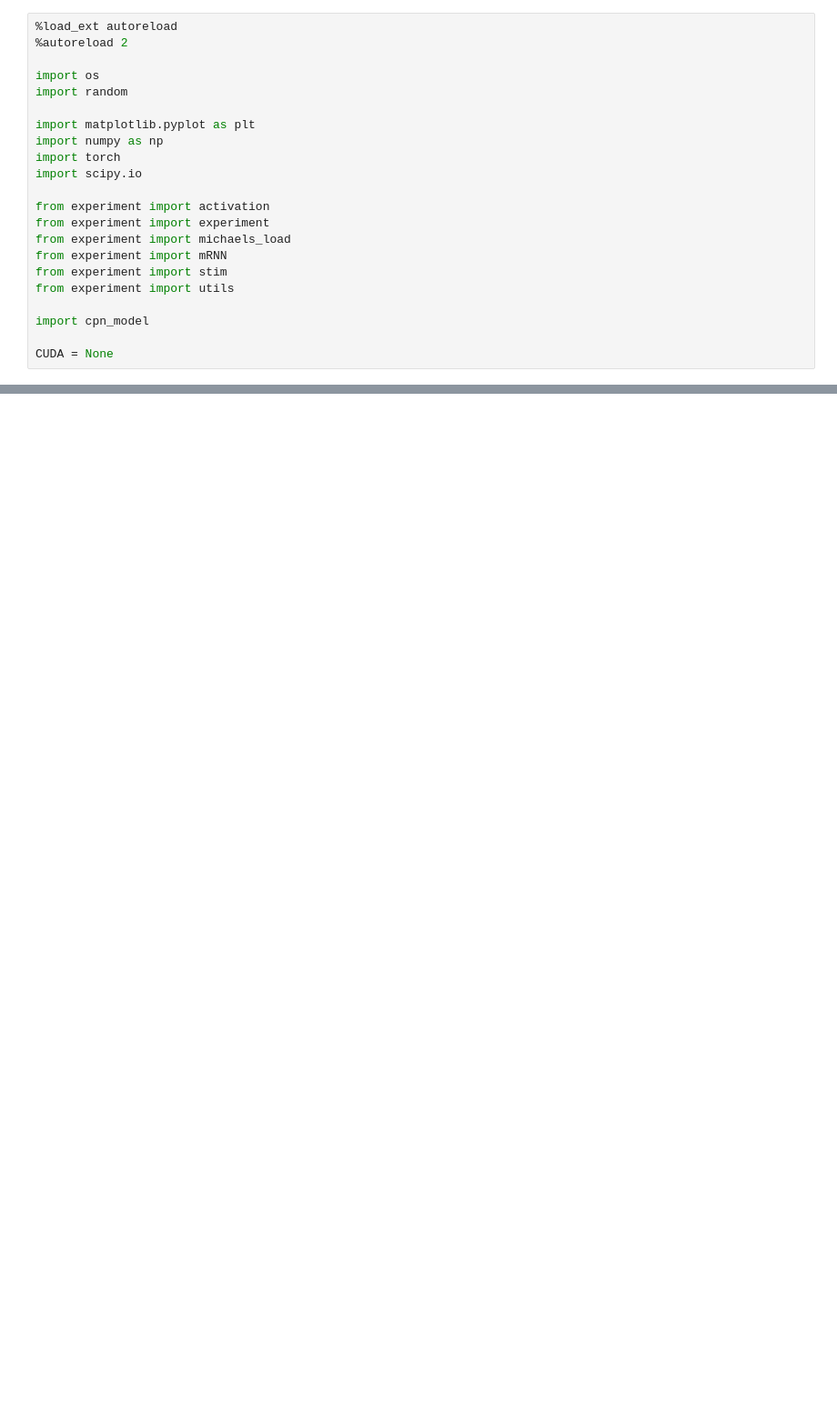
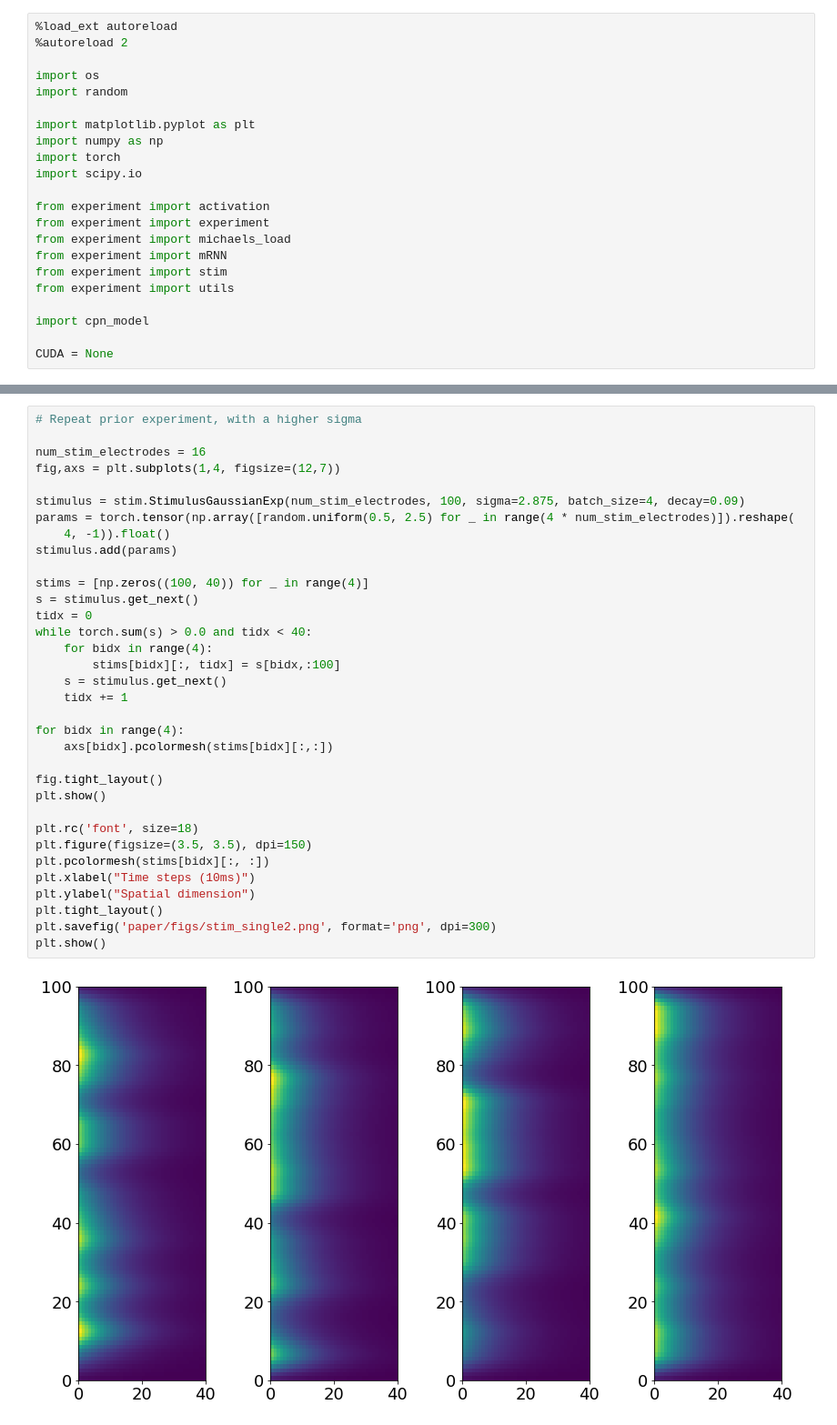
Before and after one commit to mmattb/coproc-poc, a Jupyter notebook: analyze_stim_and_obs.ipynb, the cells around one changed output, grey strips where cells are left out. Shown at 91% size. Drawn from its saved outputs; the diff is of its cells as text; blank space fills up the shorter version.

Commit message:
Paper progress

```diff
--- a/analyze_stim_and_obs.ipynb
+++ b/analyze_stim_and_obs.ipynb
@@ -59,0 +60,36 @@ plt.show()
+# %%
+# Repeat prior experiment, with a higher sigma
+
+num_stim_electrodes = 16
+fig,axs = plt.subplots(1,4, figsize=(12,7))
+
+stimulus = stim.StimulusGaussianExp(num_stim_electrodes, 100, sigma=2.875, batch_size=4, decay=0.09)
+params = torch.tensor(np.array([random.uniform(0.5, 2.5) for _ in range(4 * num_stim_electrodes)]).reshape(
+    4, -1)).float()
+stimulus.add(params)
+
+stims = [np.zeros((100, 40)) for _ in range(4)]
+s = stimulus.get_next()
+tidx = 0
+while torch.sum(s) > 0.0 and tidx < 40:
+    for bidx in range(4):
+        stims[bidx][:, tidx] = s[bidx,:100]
+    s = stimulus.get_next()
+    tidx += 1
+
+for bidx in range(4):
+    axs[bidx].pcolormesh(stims[bidx][:,:])
+
+fig.tight_layout()
+plt.show()
+
+plt.rc('font', size=18)
+plt.figure(figsize=(3.5, 3.5), dpi=150)
+plt.pcolormesh(stims[bidx][:, :])
+plt.xlabel("Time steps (10ms)")
+plt.ylabel("Spatial dimension")
+plt.tight_layout()
+plt.savefig('paper/figs/stim_single2.png', format='png', dpi=300)
+plt.show()
+# %% [output]
+[figure, added]
```
Also changed, not shown: parts of 2 cells of this notebook, 7 other files.
